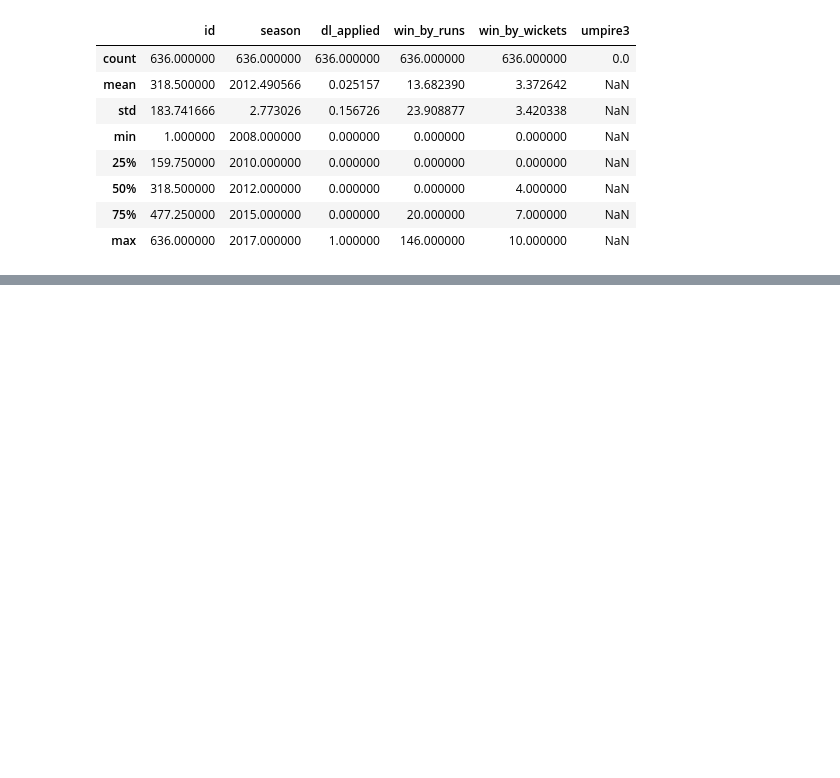
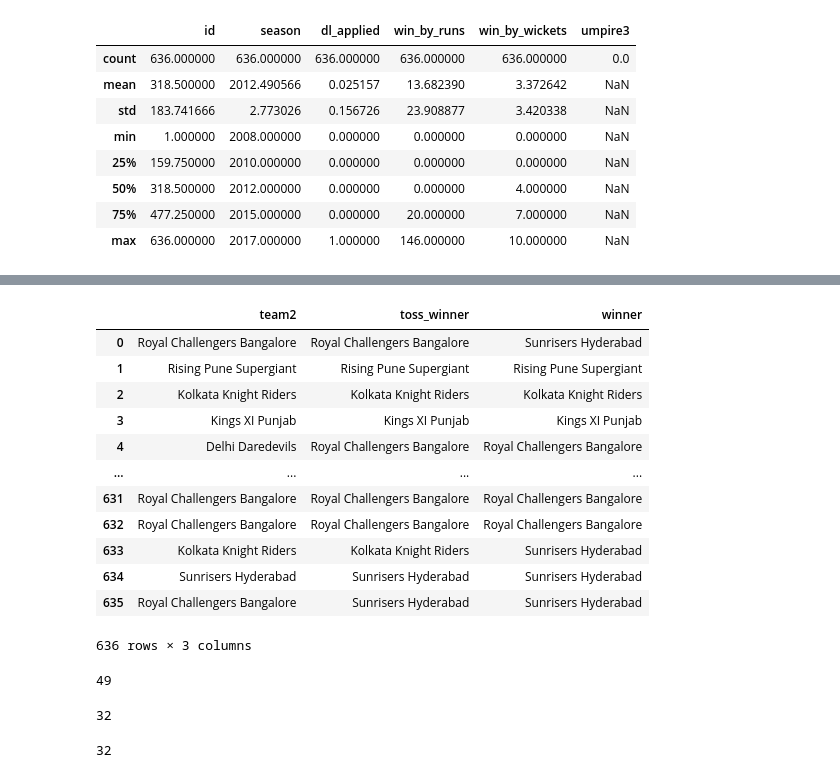
Before and after one commit to zobi-logs/Pandas, a Jupyter notebook: Ipl_Analysis_pandas_practice.ipynb, the cells around one changed output, grey strips where cells are left out. Saved outputs shown, nothing was run; the diff lists cells and outputs as text; code cells hidden in the pictures; blank space fills up the shorter version.

Commit message:
with masking

```diff
--- a/Ipl_Analysis_pandas_practice.ipynb
+++ b/Ipl_Analysis_pandas_practice.ipynb
@@ -60,0 +127,28 @@ df.describe()
+# %%
+df.iloc[:,[5,6,10]]
+# %% [output]
+|  | team2 | toss_winner | winner |
+| 0 | Royal Challengers Bangalore | Royal Challengers Bangalore | Sunrisers Hyderabad |
+| 1 | Rising Pune Supergiant | Rising Pune Supergiant | Rising Pune Supergiant |
+| 2 | Kolkata Knight Riders | Kolkata Knight Riders | Kolkata Knight Riders |
+| 3 | Kings XI Punjab | Kings XI Punjab | Kings XI Punjab |
+| 4 | Delhi Daredevils | Royal Challengers Bangalore | Royal Challengers Bangalore |
+| ... | ... | ... | ... |
+| 631 | Royal Challengers Bangalore | Royal Challengers Bangalore | Royal Challengers Bangalore |
+| 632 | Royal Challengers Bangalore | Royal Challengers Bangalore | Royal Challengers Bangalore |
+| 633 | Kolkata Knight Riders | Kolkata Knight Riders | Sunrisers Hyderabad |
+| 634 | Sunrisers Hyderabad | Sunrisers Hyderabad | Sunrisers Hyderabad |
+| 635 | Royal Challengers Bangalore | Sunrisers Hyderabad | Sunrisers Hyderabad |
+636 rows × 3 columns
+# %%
+# masking question is i need a mathces played in the city of hyderabd
+mask= df['city']=='Hyderabad'
+df[mask].shape[0]
+# %% [output]
+49
+# %%
+# masking i need to know how many matched is being plyaed in pune
+mask=df['city']=='Pune'
+df[mask].shape[0]
+# %% [output]
+32
@@ -60,0 +160,4 @@ df.describe()
+# %%
+get_city_wise_matches('Pune')
+# %% [output]
+32
```
Also changed, not shown: parts of 14 cells of this notebook.
